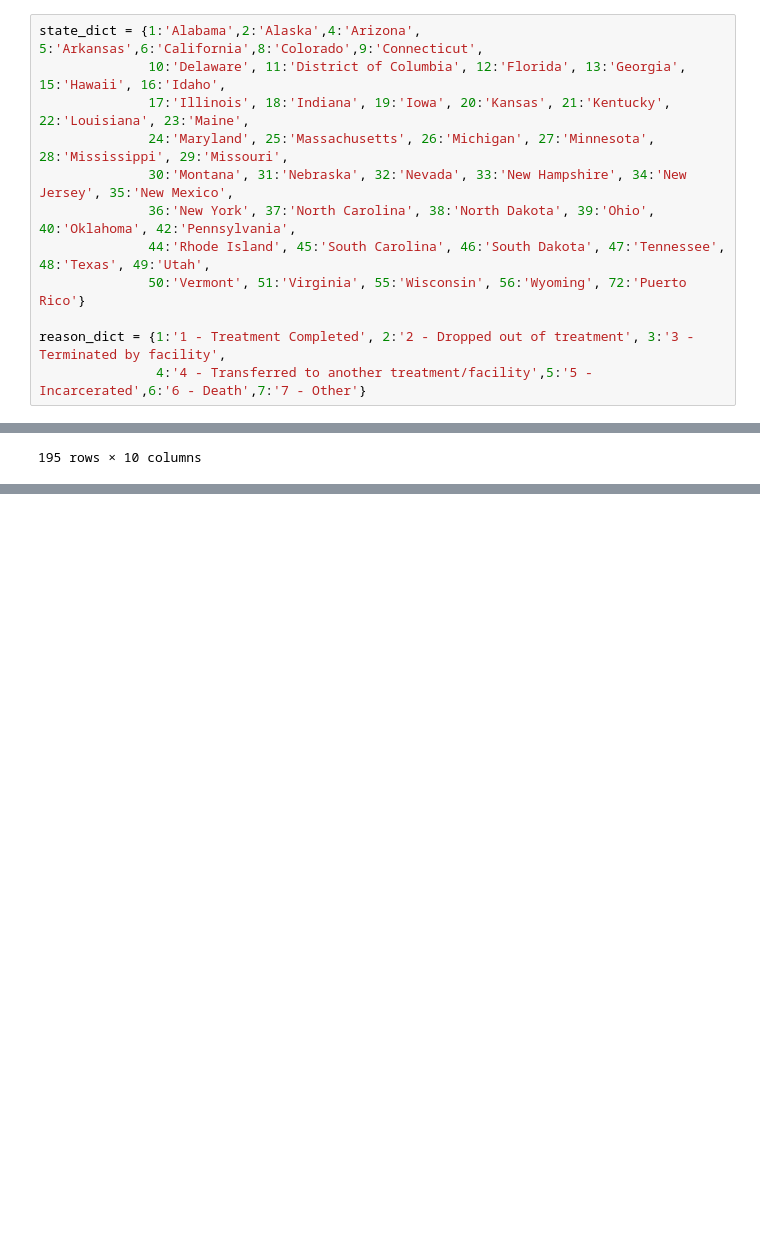
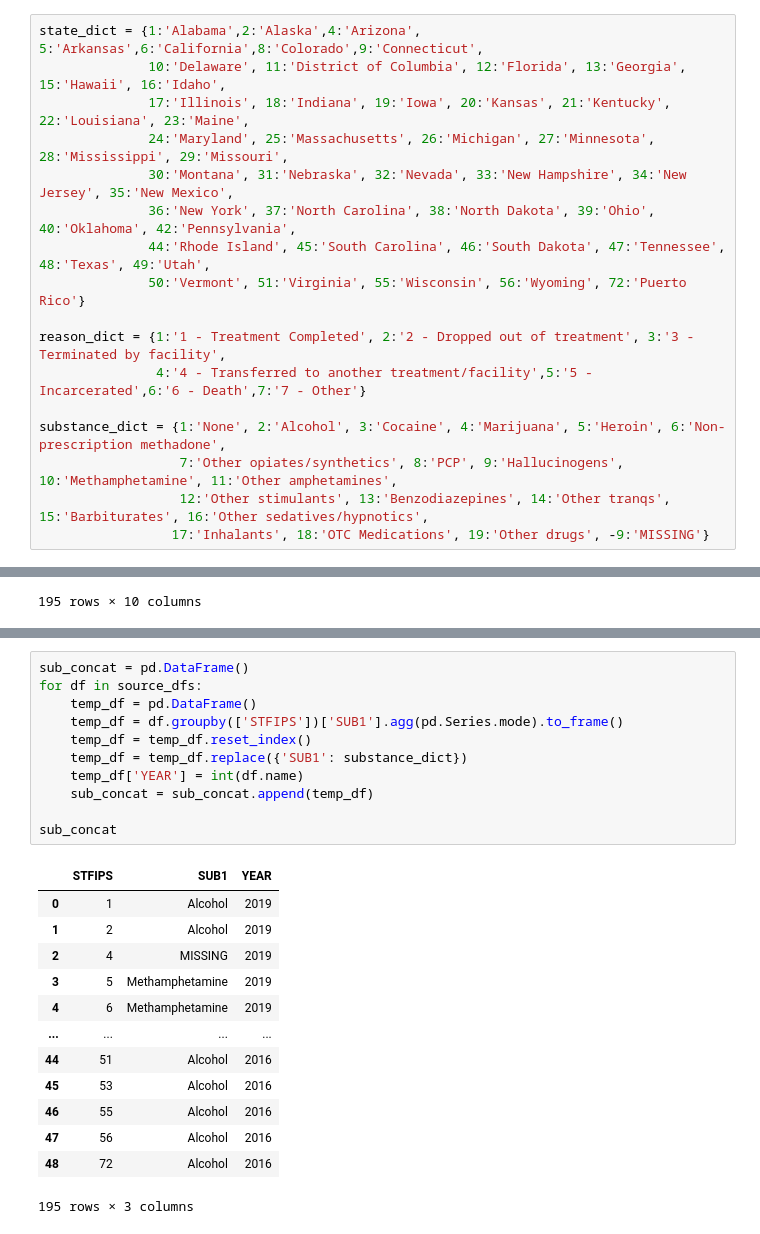
Before and after one commit to ricky-wong/siads697-project, a Jupyter notebook: Visual_Testing.ipynb, the cells around one changed output, grey strips where cells are left out. Cells and saved outputs as stored; diff of their text form; blank space fills up the shorter version.

```diff
--- a/Visual_Testing.ipynb
+++ b/Visual_Testing.ipynb
@@ -21,6 +21,11 @@ state_dict = {1:'Alabama',2:'Alaska',4:'Arizona', 5:'Arkansas',6:'California',8:
 
 reason_dict = {1:'1 - Treatment Completed', 2:'2 - Dropped out of treatment', 3:'3 - Terminated by facility',
                4:'4 - Transferred to another treatment/facility',5:'5 - Incarcerated',6:'6 - Death',7:'7 - Other'}
+
+substance_dict = {1:'None', 2:'Alcohol', 3:'Cocaine', 4:'Marijuana', 5:'Heroin', 6:'Non-prescription methadone',
+                  7:'Other opiates/synthetics', 8:'PCP', 9:'Hallucinogens', 10:'Methamphetamine', 11:'Other amphetamines',
+                  12:'Other stimulants', 13:'Benzodiazepines', 14:'Other tranqs', 15:'Barbiturates', 16:'Other sedatives/hypnotics',
+                 17:'Inhalants', 18:'OTC Medications', 19:'Other drugs', -9:'MISSING'}
 # %%
 state_completion_2019_df = df2019.groupby(['STFIPS','REASON']).size().reset_index()
 state_completion_2019_df = state_completion_2019_df.rename(columns={0:'COUNT'})
@@ -163,0 +311,25 @@ filter_year
+# %%
+sub_concat = pd.DataFrame()
+for df in source_dfs:
+    temp_df = pd.DataFrame()
+    temp_df = df.groupby(['STFIPS'])['SUB1'].agg(pd.Series.mode).to_frame()
+    temp_df = temp_df.reset_index()
+    temp_df = temp_df.replace({'SUB1': substance_dict})
+    temp_df['YEAR'] = int(df.name)
+    sub_concat = sub_concat.append(temp_df)
+
+sub_concat
+# %% [output]
+|  | STFIPS | SUB1 | YEAR |
+| 0 | 1 | Alcohol | 2019 |
+| 1 | 2 | Alcohol | 2019 |
+| 2 | 4 | MISSING | 2019 |
+| 3 | 5 | Methamphetamine | 2019 |
+| 4 | 6 | Methamphetamine | 2019 |
+| ... | ... | ... | ... |
+| 44 | 51 | Alcohol | 2016 |
+| 45 | 53 | Alcohol | 2016 |
+| 46 | 55 | Alcohol | 2016 |
+| 47 | 56 | Alcohol | 2016 |
+| 48 | 72 | Alcohol | 2016 |
+195 rows × 3 columns
```
Also changed, not shown: parts of 12 cells of this notebook.
